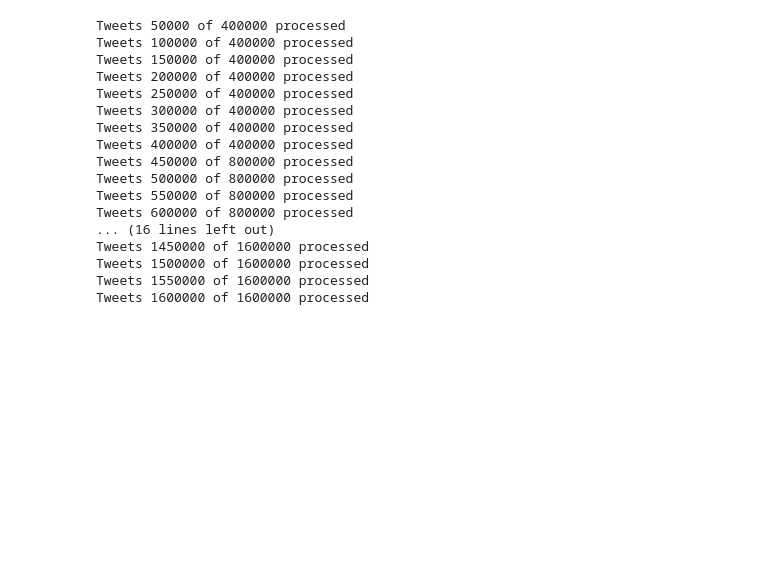
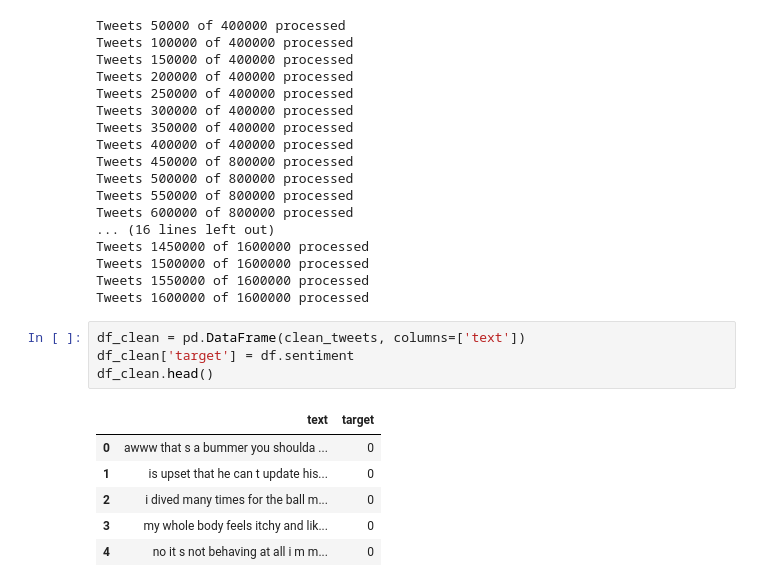
Before and after one commit to AndySama79/Sentiment-Analysis, a Jupyter notebook: sentiment-analysis.ipynb, the cells around one changed output. Saved outputs shown, nothing was run; the diff lists cells and outputs as text; blank space fills up the shorter version.

Commit message:
updated data

```diff
--- a/sentiment-analysis.ipynb
+++ b/sentiment-analysis.ipynb
@@ -278,3 +278,14 @@ Tweets 1450000 of 1600000 processed
 Tweets 1500000 of 1600000 processed
 Tweets 1550000 of 1600000 processed
 Tweets 1600000 of 1600000 processed
+# %%
+df_clean = pd.DataFrame(clean_tweets, columns=['text'])
+df_clean['target'] = df.sentiment
+df_clean.head()
+# %% [output]
+|  | text | target |
+| 0 | awww that s a bummer you shoulda ... | 0 |
+| 1 | is upset that he can t update his... | 0 |
+| 2 | i dived many times for the ball m... | 0 |
+| 3 | my whole body feels itchy and lik... | 0 |
+| 4 | no it s not behaving at all i m m... | 0 |
```
Also changed, not shown: parts of 1 cell of this notebook, 5 other files.
